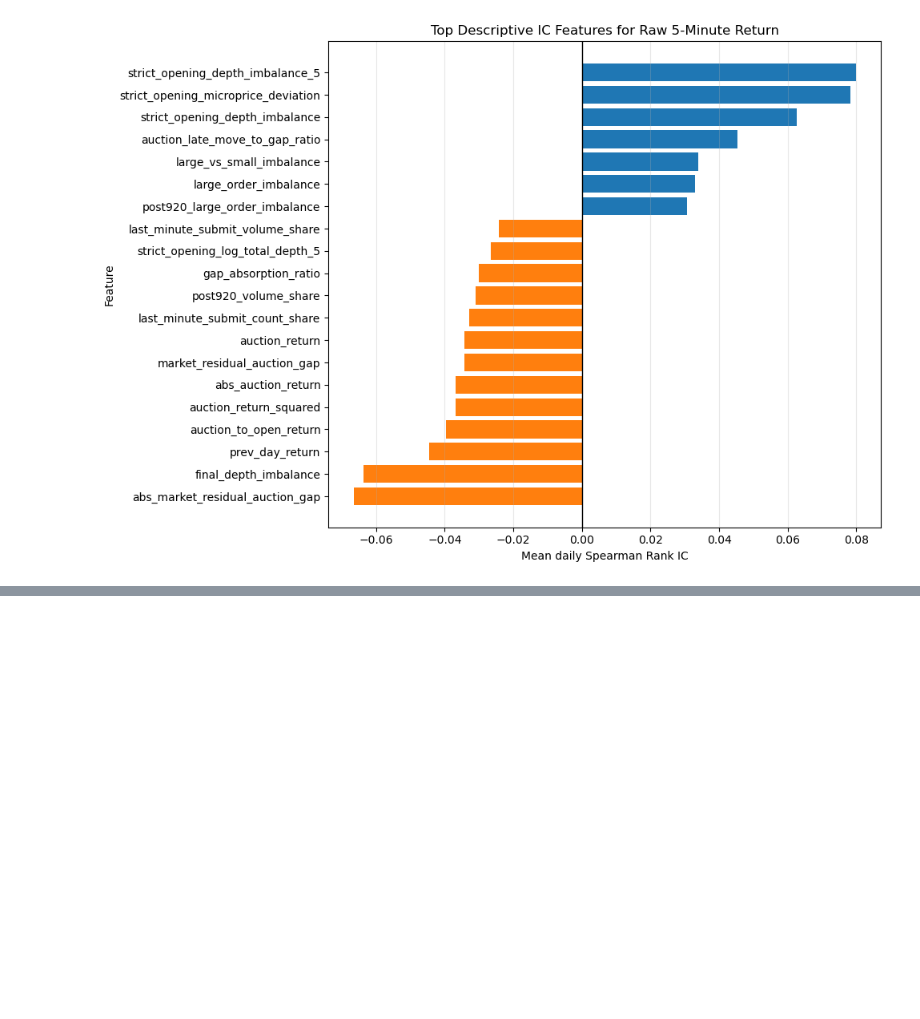
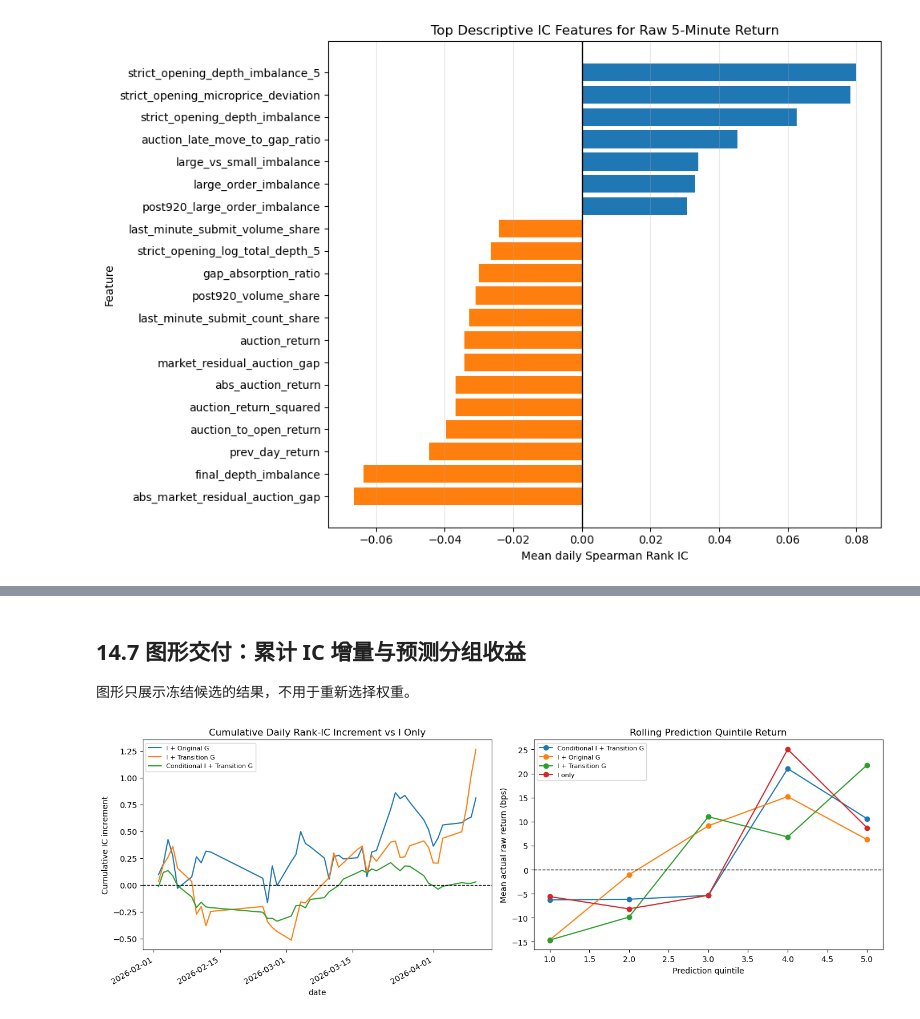
Before and after one commit to xiyuanzhu926/level2-research, a Jupyter notebook: level2-research/notebooks/05_5min_return_strict_0930_0935_next_research.ipynb, the cells around one changed output, grey strips where cells are left out. Drawn from its saved outputs; the diff is of its cells as text; code cells hidden in the pictures; blank space fills up the shorter version.

Commit message:
validate frozen opening-pressure and gap-reversal factors on future holdout

```diff
--- a/level2-research/notebooks/05_5min_return_strict_0930_0935_next_research.ipynb
+++ b/level2-research/notebooks/05_5min_return_strict_0930_0935_next_research.ipynb
@@ -17833,0 +10548,19 @@ Direction accuracy and magnitude correlation are diagnostic outputs from the sam
+# %%
+# 14.4 Pre-specified liquidity heterogeneity.
+liquidity_rows_14 = []
+for liquidity, group in frozen_ig_df.groupby(
+    "daily_liquidity_group_x", observed=True, sort=True
+):
+    for name, column in CANDIDATE_COLUMNS_14.items():
+        daily_ic = _a11_daily_corr(group, column, TARGET_X)
+        values = daily_ic["daily_rank_ic"]
+        liquidity_rows_14.append({
+            "liquidity_group": str(liquidity),
+            "candidate": name,
+            "n_ic_dates": len(values),
+            "mean_daily_rank_ic": values.mean(),
+            "median_daily_rank_ic": values.median(),
+            "positive_ic_ratio": (values > 0).mean(),
+        })
+frozen_candidate_liquidity_summary_14 = pd.DataFrame(liquidity_rows_14)
+display(frozen_candidate_liquidity_summary_14)
@@ -17833,0 +10757,53 @@ Direction accuracy and magnitude correlation are diagnostic outputs from the sam
+# %% [markdown]
+## 14.7 图形交付：累计 IC 增量与预测分组收益
+图形只展示冻结候选的结果，不用于重新选择权重。
+# %%
+# 14.7 Required visual diagnostics.
+import matplotlib.pyplot as plt
+
+fig, axes = plt.subplots(1, 2, figsize=(14, 5))
+for name, difference in paired_ic_differences_14.items():
+    difference.sort_index().cumsum().plot(ax=axes[0], label=name)
+axes[0].axhline(0, color="black", linestyle="--", linewidth=1)
+axes[0].set_title("Cumulative Daily Rank-IC Increment vs I Only")
+axes[0].set_ylabel("Cumulative IC increment")
+axes[0].legend(fontsize=8)
+
+plot_rows_14 = []
+for name, group in frozen_candidate_predictions_14.groupby(
+    "candidate", observed=True
+):
+    work = group.copy()
+    work["prediction_quintile"] = work.groupby(
+        "date", observed=True
+    )["predicted_return_5m"].transform(
+        lambda s: pd.qcut(
+            s.rank(method="first"), 5, labels=False
+        ) + 1 if len(s) >= 5 else np.nan
+    )
+    means = work.groupby(
+        "prediction_quintile", observed=True
+    )["actual_return_5m"].mean() * 1e4
+    for quintile, value in means.items():
+        plot_rows_14.append({
+            "candidate": name,
+            "prediction_quintile": quintile,
+            "mean_actual_return_bps": value,
+        })
+plot_df_14 = pd.DataFrame(plot_rows_14)
+for name, group in plot_df_14.groupby("candidate", observed=True):
+    axes[1].plot(
+        group["prediction_quintile"],
+        group["mean_actual_return_bps"],
+        marker="o",
+        label=name,
+    )
+axes[1].axhline(0, color="black", linestyle="--", linewidth=1)
+axes[1].set_title("Rolling Prediction Quintile Return")
+axes[1].set_xlabel("Prediction quintile")
+axes[1].set_ylabel("Mean actual raw return (bps)")
+axes[1].legend(fontsize=8)
+plt.tight_layout()
+plt.show()
+# %% [output]
+[figure, added]
```
Also changed, not shown: parts of 352 cells of this notebook, 10 other files.
